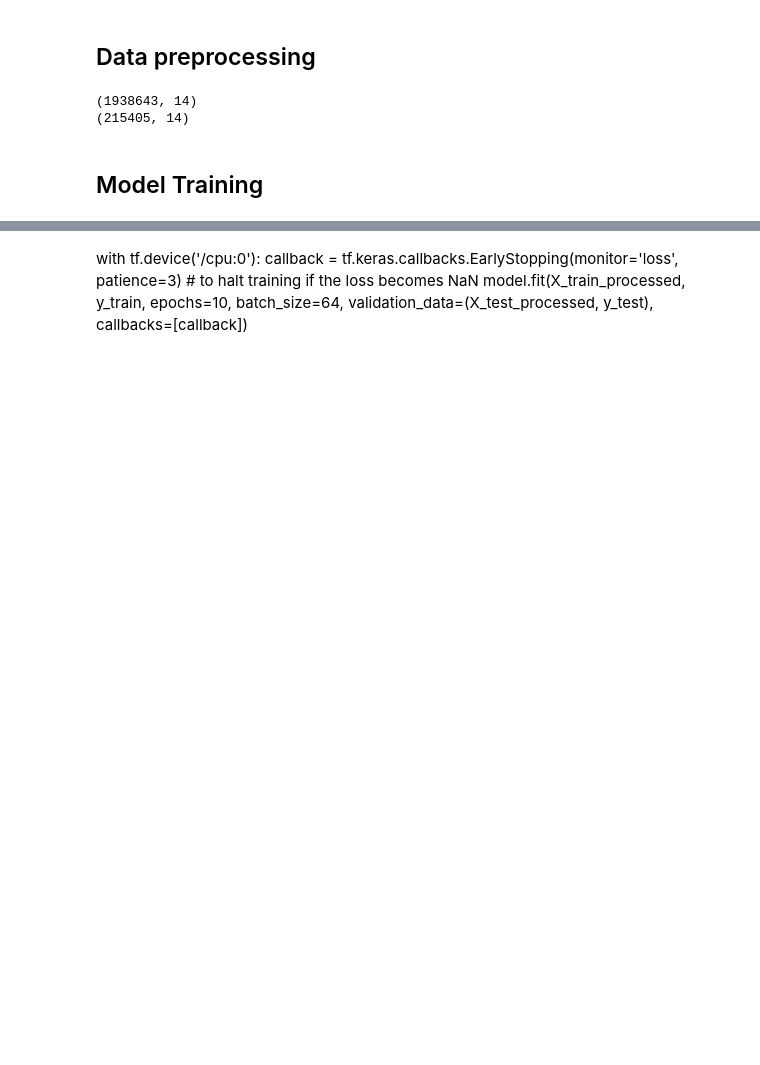
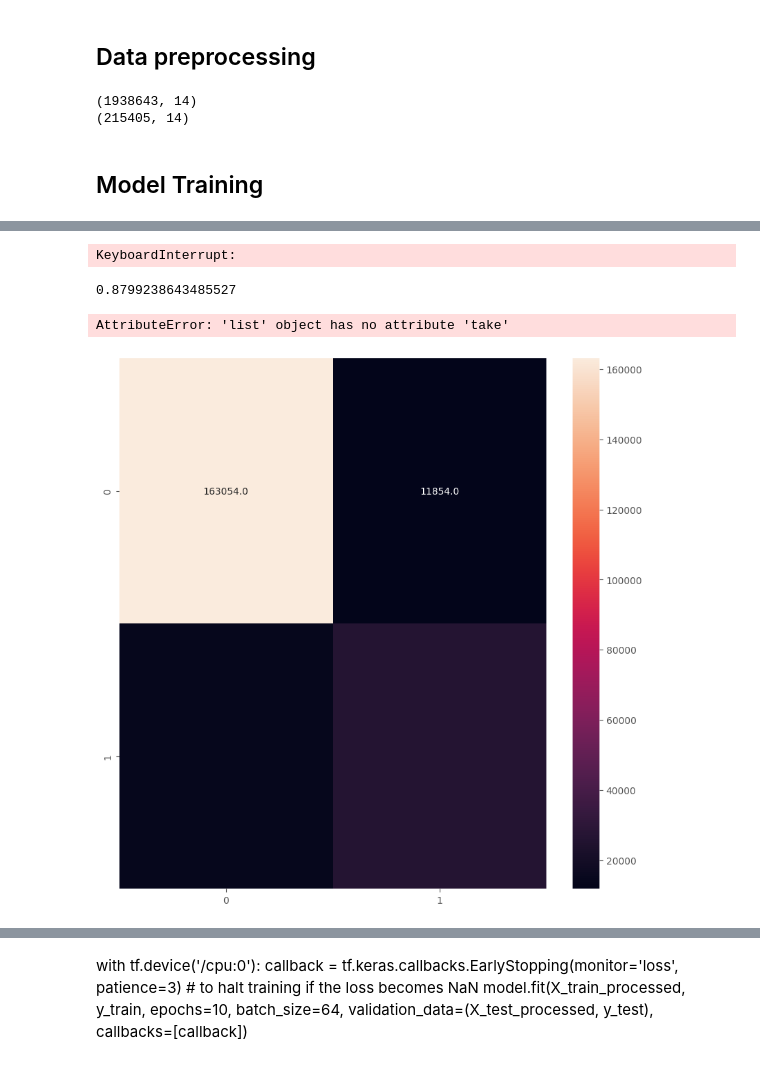
Before and after one commit to raydiwill/dsa-4-action-learning, a Jupyter notebook: notebooks/deeplearning.ipynb, the cells around one changed output, grey strips where cells are left out. Saved outputs shown, nothing was run; the diff lists cells and outputs as text; code cells hidden in the pictures; blank space fills up the shorter version.

```diff
--- a/notebooks/deeplearning.ipynb
+++ b/notebooks/deeplearning.ipynb
@@ -171,3 +176,8 @@ X_train_processed = preprocessor.fit_transform(X_train)
 X_test_processed = preprocessor.transform(X_test)
 # %% [markdown]
 ## Model Training
+# %%
+xgb = XGBClassifier(n_estimators=100, subsample=0.8, colsample_bynode=0.8, n_jobs=-1)
+rf = RandomForestClassifier(random_state=42)
+# %%
+xgb.fit(X_train_processed, y_train)
@@ -173,0 +196,20 @@ X_test_processed = preprocessor.transform(X_test)
+# %%
+rf.fit(X_train_processed, y_train)
+# %% [output]
+KeyboardInterrupt:
+# %%
+y_pred_xgb = xgb.predict(X_test_processed)
+xgb.score(X_test_processed, y_test)
+# %% [output]
+0.8799238643485527
+# %%
+y_pred_rf = rf.predict(X_test_processed)
+rf.score(X_test_processed, y_test)
+# %% [output]
+AttributeError: 'list' object has no attribute 'take'
+# %%
+plt.figure(figsize=(10, 10))
+sns.heatmap(confusion_matrix(y_test, y_pred_xgb), annot=True, fmt='.1f')
+plt.show()
+# %% [output]
+[figure, added]
```
Also changed, not shown: parts of 9 cells of this notebook.
